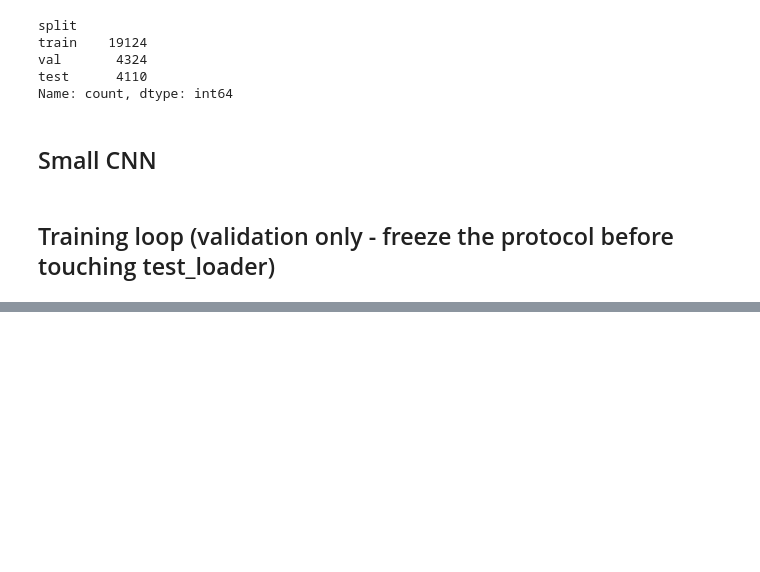
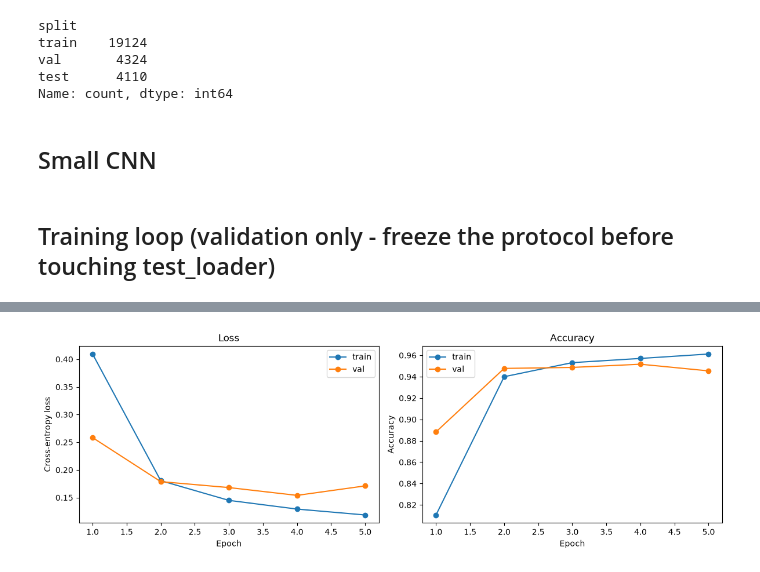
Before and after one commit to AndersVestergaard0/DATA7703-Group-Project, a Jupyter notebook: notebooks/03_cnn.ipynb, the cells around one changed output, grey strips where cells are left out. Saved outputs shown, nothing was run; the diff lists cells and outputs as text; code cells hidden in the pictures; blank space fills up the shorter version.

Commit message:
Added F1-score, ROC-AUC, and matplotlib visualization to neural networks

```diff
--- a/notebooks/03_cnn.ipynb
+++ b/notebooks/03_cnn.ipynb
@@ -37,7 +37,7 @@ Using device: mps
 IMG_SIZE = 128
 
 def load_and_pad(path: str, size: int = IMG_SIZE) -> np.ndarray:
-    """TEMPORARY placeholder — mirrors what src/preprocessing.load_and_pad should do.
+    """TEMPORARY placeholder - mirrors what src/preprocessing.load_and_pad should do.
     Loads an RGB image, preserves aspect ratio, pads to a (size, size) square.
     """
     img = Image.open(path).convert("RGB")
@@ -181,0 +247,25 @@ Epoch 5: train_loss=0.1185 train_acc=0.9612 val_loss=0.1711 val_acc=0.9454
+# %%
+import matplotlib.pyplot as plt
+
+epochs_range = range(1, NUM_EPOCHS + 1)
+
+fig, axes = plt.subplots(1, 2, figsize=(12, 4))
+
+axes[0].plot(epochs_range, history["train_loss"], marker="o", label="train")
+axes[0].plot(epochs_range, history["val_loss"], marker="o", label="val")
+axes[0].set_title("Loss")
+axes[0].set_xlabel("Epoch")
+axes[0].set_ylabel("Cross-entropy loss")
+axes[0].legend()
+
+axes[1].plot(epochs_range, history["train_acc"], marker="o", label="train")
+axes[1].plot(epochs_range, history["val_acc"], marker="o", label="val")
+axes[1].set_title("Accuracy")
+axes[1].set_xlabel("Epoch")
+axes[1].set_ylabel("Accuracy")
+axes[1].legend()
+
+plt.tight_layout()
+plt.show()
+# %% [output]
+[figure, added]
```
Also changed, not shown: parts of 5 cells of this notebook, 2 other files.
